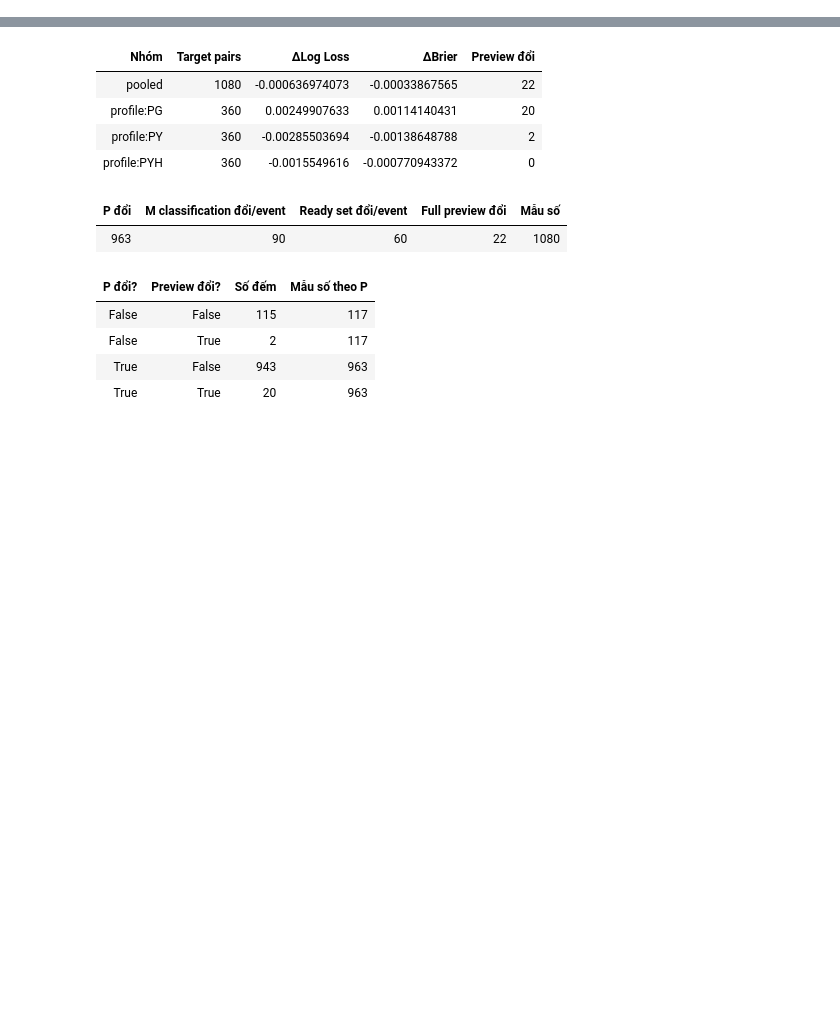
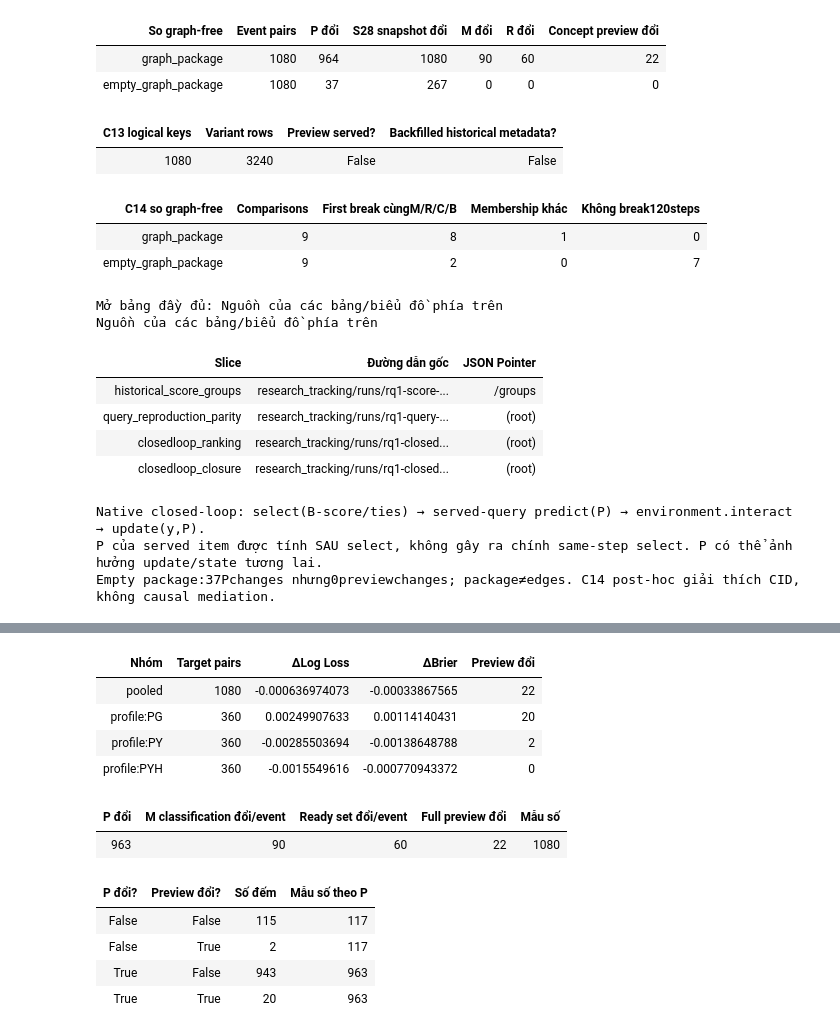
Before and after one commit to Ama2352/personalized-adaptive-learning-research, a Jupyter notebook: research_tracking/supervisor_reports/2026-11-08/01_tien_do/KET_QUA_NGHIEN_CUU.ipynb, the cells around one changed output, grey strips where cells are left out. Saved outputs shown, nothing was run; the diff lists cells and outputs as text; code cells hidden in the pictures; blank space fills up the shorter version.

```diff
--- a/research_tracking/supervisor_reports/2026-11-08/01_tien_do/KET_QUA_NGHIEN_CUU.ipynb
+++ b/research_tracking/supervisor_reports/2026-11-08/01_tien_do/KET_QUA_NGHIEN_CUU.ipynb
@@ -80,0 +106,35 @@ Không chạy native/model/RNG. Không kiểm repository từ Colab; provenance
+# %%
+historical=[r for r in D['historical_score_groups'] if r['scope']=='pooled']
+table(['So graph-free','Event pairs','P đổi','S28 snapshot đổi','M đổi','R đổi','Concept preview đổi'],[(r['candidate'],r['paired_events'],r['p_changed_events'],r['s_changed_events'],r['m_changed_events'],r['r_changed_events'],r['a_changed_events']) for r in historical])
+q=D['query_reproduction_parity']
+table(['C13 logical keys','Variant rows','Preview served?','Backfilled historical metadata?'],[(q['logical_event_keys'],q['variant_rows'],q['preview_is_served'],q['historical_metadata_backfilled'])])
+rank=D['closedloop_ranking']; rows=[]
+for candidate in ('graph_package','empty_graph_package'):
+    cases=[r for r in rank['comparisons'] if r['candidate']==candidate]
+    same=sum(r['first_prefix_break'] is not None and all(r['first_prefix_break']['same_membership_sets'].values()) for r in cases)
+    none=sum(r['first_prefix_break'] is None for r in cases)
+    rows.append((candidate,len(cases),same,len(cases)-same-none,none))
+table(['C14 so graph-free','Comparisons','First break cùngM/R/C/B','Membership khác','Không break120steps'],rows)
+print('Native closed-loop: select(B-score/ties) → served-query predict(P) → environment.interact → update(y,P).')
+print('P của served item được tính SAU select, không gây ra chính same-step select. P có thể ảnh hưởng update/state tương lai.')
+print('Empty package:37Pchanges nhưng0previewchanges; package≠edges. C14 post-hoc giải thích CID, không causal mediation.')
+source_note('historical_score_groups','query_reproduction_parity','closedloop_ranking','closedloop_closure')
+# %% [output]
+| So graph-free | Event pairs | P đổi | S28 snapshot đổi | M đổi | R đổi | Concept preview đổi |
+| graph_package | 1080 | 964 | 1080 | 90 | 60 | 22 |
+| empty_graph_package | 1080 | 37 | 267 | 0 | 0 | 0 |
+| C13 logical keys | Variant rows | Preview served? | Backfilled historical metadata? |
+| 1080 | 3240 | False | False |
+| C14 so graph-free | Comparisons | First break cùngM/R/C/B | Membership khác | Không break120steps |
+| graph_package | 9 | 8 | 1 | 0 |
+| empty_graph_package | 9 | 2 | 0 | 7 |
+Mở bảng đầy đủ: Nguồn của các bảng/biểu đồ phía trên
+Nguồn của các bảng/biểu đồ phía trên
+| Slice | Đường dẫn gốc | JSON Pointer |
+| historical_score_groups | research_tracking/runs/rq1-score-... | /groups |
+| query_reproduction_parity | research_tracking/runs/rq1-query-... | (root) |
+| closedloop_ranking | research_tracking/runs/rq1-closed... | (root) |
+| closedloop_closure | research_tracking/runs/rq1-closed... | (root) |
+Native closed-loop: select(B-score/ties) → served-query predict(P) → environment.interact → update(y,P).
+P của served item được tính SAU select, không gây ra chính same-step select. P có thể ảnh hưởng update/state tương lai.
+Empty package:37Pchanges nhưng0previewchanges; package≠edges. C14 post-hoc giải thích CID, không causal mediation.
```
Also changed, not shown: parts of 28 cells of this notebook, 35 other files.
